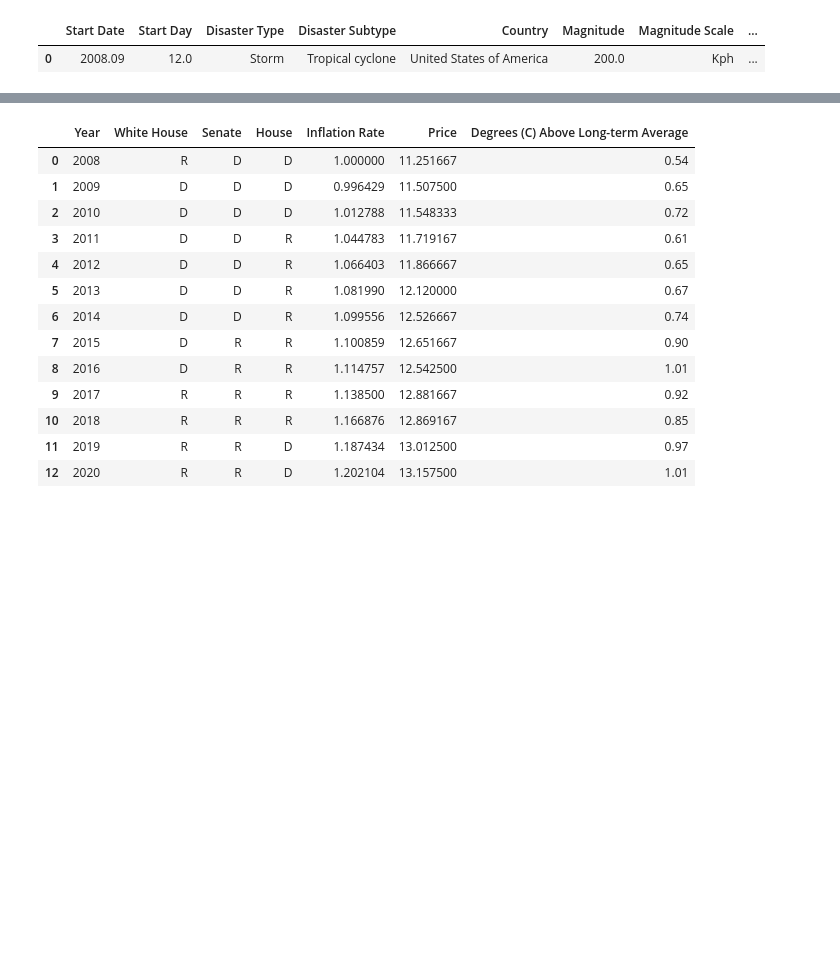
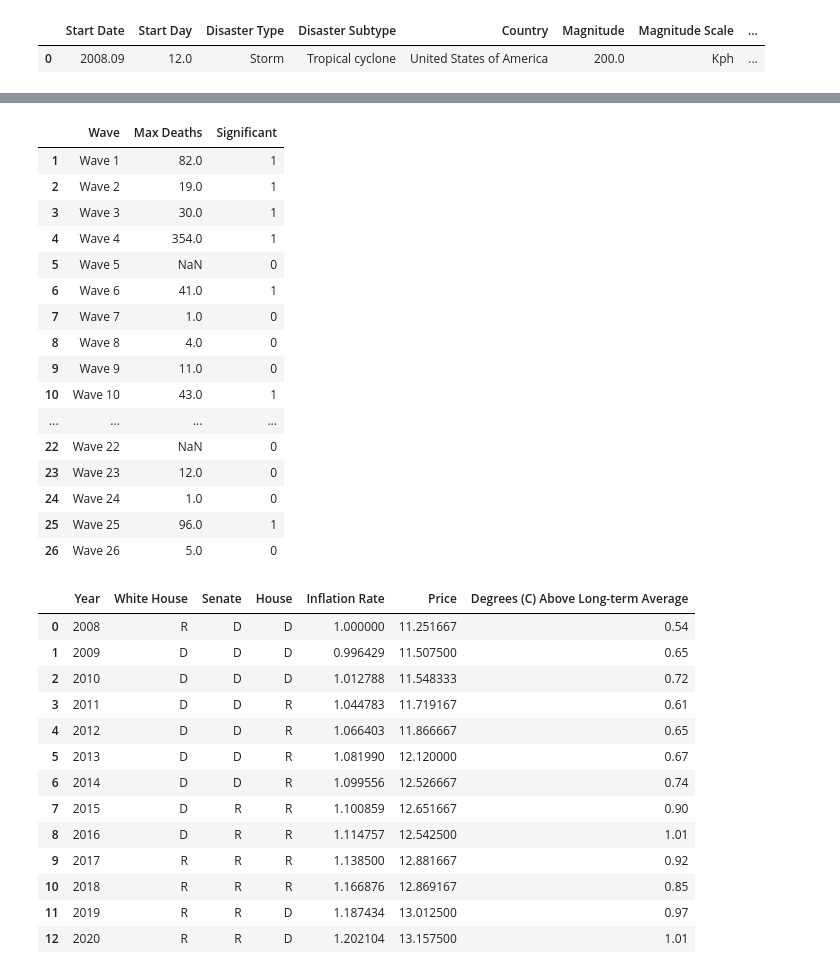
Before and after one commit to adam-kosinski/Climate-Opinions, a Jupyter notebook: Additional_Features/Additional Features.ipynb, the cells around one changed output, grey strips where cells are left out. Drawn from its saved outputs; the diff is of its cells as text; code cells hidden in the pictures; blank space fills up the shorter version.

```diff
--- a/Additional_Features/Additional Features.ipynb
+++ b/Additional_Features/Additional Features.ipynb
@@ -174,3 +175,16 @@ m['Wave 1']
 # %% [output]
 |  | Start Date | Start Day | Disaster Type | Disaster Subtype | Country | Magnitude | Magnitude Scale | ... |
 | 0 | 2008.09 | 12.0 | Storm | Tropical cyclone | United States of America | 200.0 | Kph | ... |
+# %%
+usa_dis_stats = usa_dis.replace(float('NaN'), -1)
+usa_dis_stats = usa_dis_stats[usa_dis_stats['Total Deaths'] > -1].reset_index(drop=True)['Total Deaths']
+print('Statistics for total deaths for relevant disasters')
+print('__________________________________________________\n')
+
+print('Minimum:', usa_dis_stats.min())
+print('25th percentile:', np.percentile(usa_dis_stats, 25))
+print('Median:', usa_dis_stats.median())
+print('75th percentile:', np.percentile(usa_dis_stats, 75))
+print('Max:', usa_dis_stats.max())
+
+print('\nMean:', usa_dis_stats.mean())
@@ -177,3 +202,34 @@ m['Wave 1']
+# %%
+wave_disasters = pd.DataFrame([])
+for i in range(1, 27):
+    t = 'Wave ' + str(i)
+    max_deaths = m[t]['Total Deaths'].max()
+    if max_deaths > np.percentile(usa_dis_stats, 75):
+        wave_disasters[i] = [t, max_deaths, 1]
+    else:
+        wave_disasters[i] = [t, max_deaths, 0]
+
+wave_disasters = np.transpose(wave_disasters)
+wave_disasters.columns = ['Wave', 'Max Deaths', 'Significant']
+wave_disasters
+# %% [output]
+|  | Wave | Max Deaths | Significant |
+| 1 | Wave 1 | 82.0 | 1 |
+| 2 | Wave 2 | 19.0 | 1 |
+| 3 | Wave 3 | 30.0 | 1 |
+| 4 | Wave 4 | 354.0 | 1 |
+| 5 | Wave 5 | NaN | 0 |
+| 6 | Wave 6 | 41.0 | 1 |
+| 7 | Wave 7 | 1.0 | 0 |
+| 8 | Wave 8 | 4.0 | 0 |
+| 9 | Wave 9 | 11.0 | 0 |
+| 10 | Wave 10 | 43.0 | 1 |
+| ... | ... | ... | ... |
+| 22 | Wave 22 | NaN | 0 |
+| 23 | Wave 23 | 12.0 | 0 |
+| 24 | Wave 24 | 1.0 | 0 |
+| 25 | Wave 25 | 96.0 | 1 |
+| 26 | Wave 26 | 5.0 | 0 |
 # %%
 full = politics.merge(inflation, on='Year').merge(electrical_prices, on='Year').merge(temp, on='Year')
 full
```
Also changed, not shown: parts of 3 cells of this notebook, 1 other file.
